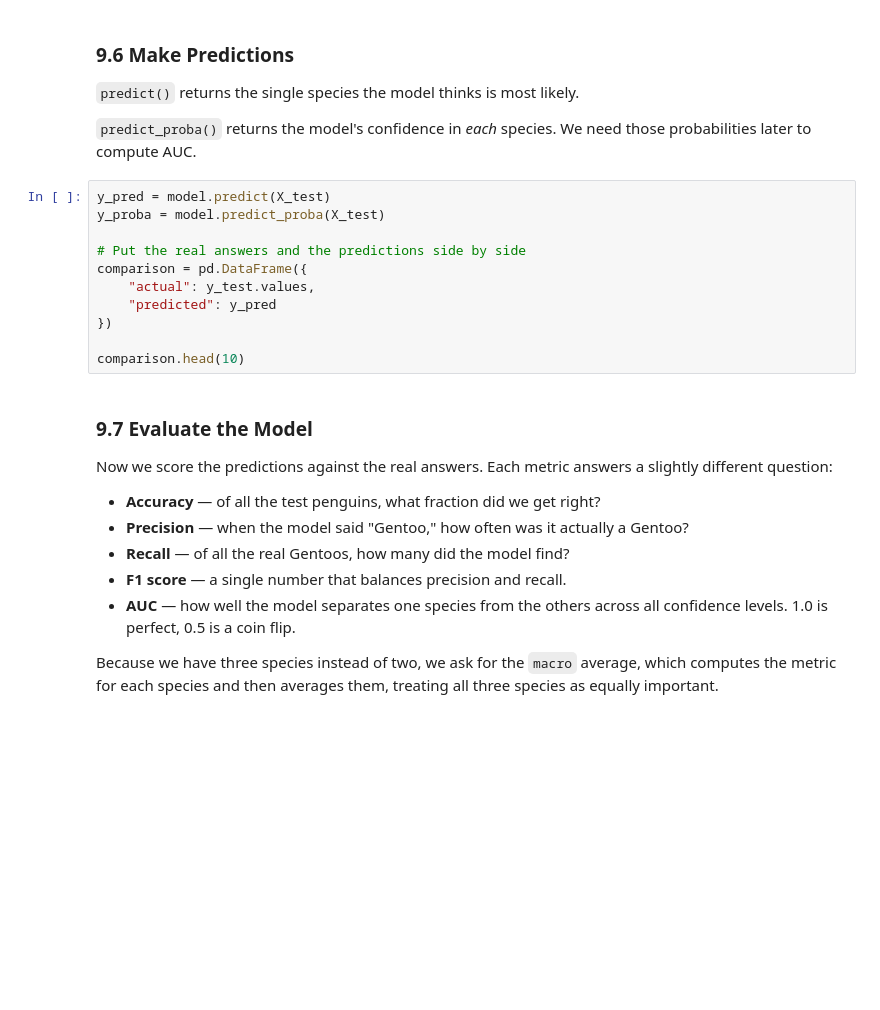
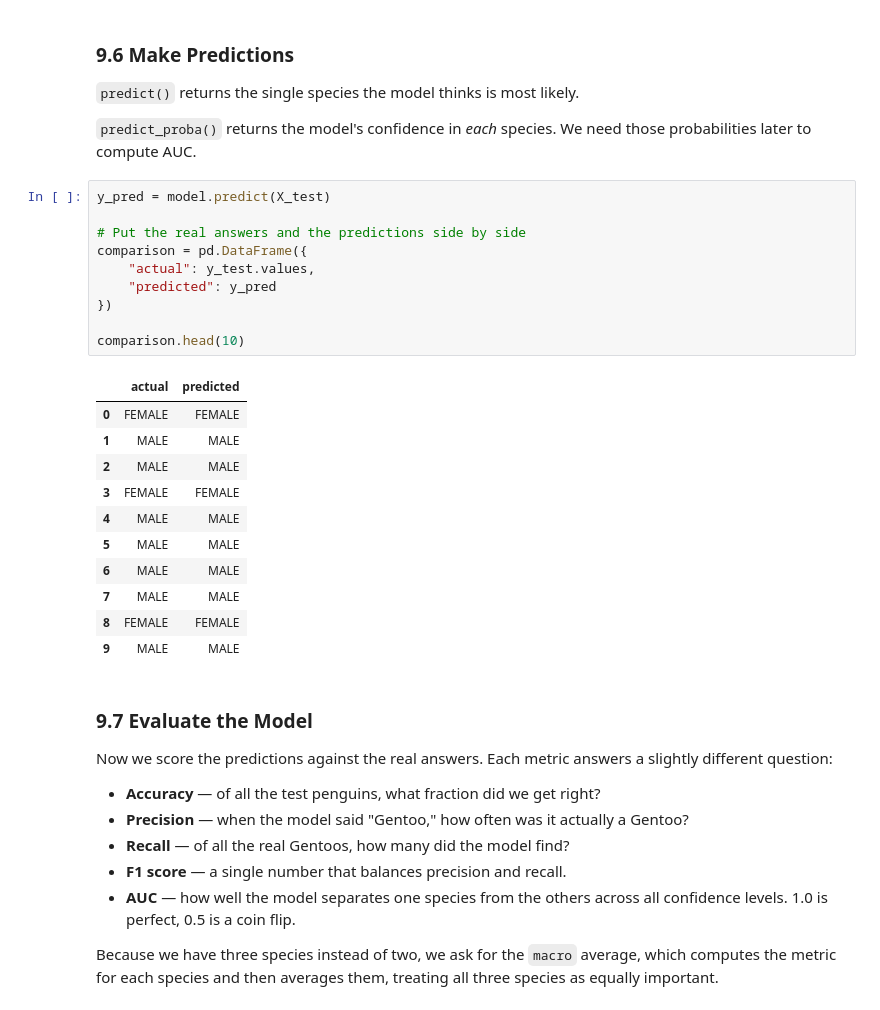
Before and after one commit to agupta362/CIS-3400-Advanced-Programming-Antriksh, a Jupyter notebook: CIS3400_Week1_Colab_Quick_Start_Penguins_ML.ipynb, the cells around one changed output. Drawn from its saved outputs; the diff is of its cells as text; blank space fills up the shorter version.

```diff
--- a/CIS3400_Week1_Colab_Quick_Start_Penguins_ML.ipynb
+++ b/CIS3400_Week1_Colab_Quick_Start_Penguins_ML.ipynb
@@ -380,15 +384,26 @@ Species this model can predict: ['FEMALE' 'MALE']
 `predict_proba()` returns the model's confidence in *each* species. We need those probabilities later to compute AUC.
 # %%
 y_pred = model.predict(X_test)
-y_proba = model.predict_proba(X_test)
 
 # Put the real answers and the predictions side by side
 comparison = pd.DataFrame({
     "actual": y_test.values,
     "predicted": y_pred
 })
 
 comparison.head(10)
+# %% [output]
+|  | actual | predicted |
+| 0 | FEMALE | FEMALE |
+| 1 | MALE | MALE |
+| 2 | MALE | MALE |
+| 3 | FEMALE | FEMALE |
+| 4 | MALE | MALE |
+| 5 | MALE | MALE |
+| 6 | MALE | MALE |
+| 7 | MALE | MALE |
+| 8 | FEMALE | FEMALE |
+| 9 | MALE | MALE |
 # %% [markdown]
 ### 9.7 Evaluate the Model
 
```
Also changed, not shown: parts of 22 cells of this notebook.
